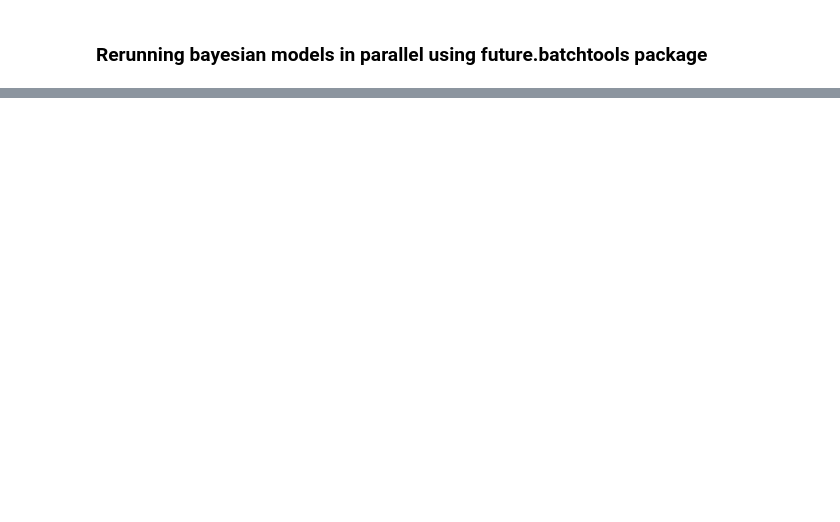
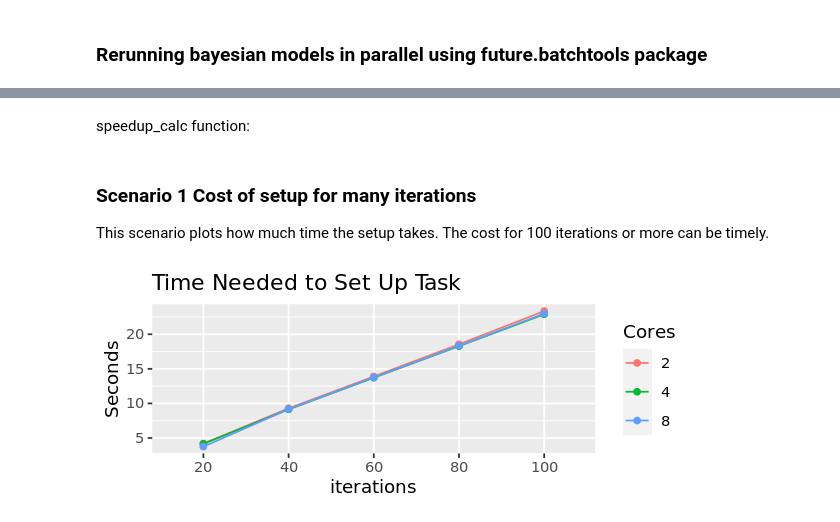
Before and after one commit to UNM-CARC/QuickBytes, a Jupyter notebook: Parallel_R_with_Future.ipynb, the cells around one changed output, grey strips where cells are left out. Saved outputs shown, nothing was run; the diff lists cells and outputs as text; code cells hidden in the pictures; blank space fills up the shorter version.

```diff
--- a/Parallel_R_with_Future.ipynb
+++ b/Parallel_R_with_Future.ipynb
@@ -139,7 +156,7 @@ iterations <- 50
 # rewrite loop so it works with future:
 # future requires the iterative step to be saved as its own list,
 # thus we will create a list object with 50 slots for each step.
-output <- vector(mode = "list", length = iterations)
+command_set <- vector(mode = "list", length = iterations)
 # %% [markdown]
 #### 2. Choose which part of the code you would like to run in parallel
 we are rewriting the for-loop here.
@@ -231,18 +257,18 @@ all in one block:
 # plan
 plan(multicore)
 
-output <- vector(mode = "list", length = 50)
+command_set <- vector(mode = "list", length = 50)
 t1 <- proc.time()
 
 for (i in 1:50){
-  output[[i]] <- future(
+  command_set[[i]] <- future(
     # but code for each iteration with curly brackets
     {slow_function(i)}
   )
 }
 
 # evaluate
-output <- value(output)
+output <- value(command_set)
 
 # ouput is here
 head(unlist(output))
@@ -254,7 +280,8 @@ t2 <- proc.time()
 
 print("Elapsed time for future example:")
 # length of time
-t2 - t1
+time_Elapsed <- t2[[3]] - t1[[3]]
+round(time_Elapsed, 2)
 # %% [output]
 [1] "Step 1 completed" "Step 2 completed" "Step 3 completed" "Step 4 completed"
 [5] "Step 5 completed" "Step 6 completed"
@@ -499,0 +529,2 @@ paste0("Total runtime: ", round(mins, 1), " minutes")
+# %% [markdown]
+speedup_calc function:
@@ -499,0 +653,7 @@ paste0("Total runtime: ", round(mins, 1), " minutes")
+# %% [markdown]
+### Scenario 1 Cost of setup for many iterations
+This scenario plots how much time the setup takes. The cost for 100 iterations or more can be timely.
+# %%
+speedup_calc(iterations = seq(from = 20, 100, by = 20), cores = c(1,2, 4, 8), wait_time = .25, evaluate = FALSE)
+# %% [output]
+[figure, added]
```
Also changed, not shown: parts of 48 cells of this notebook.
